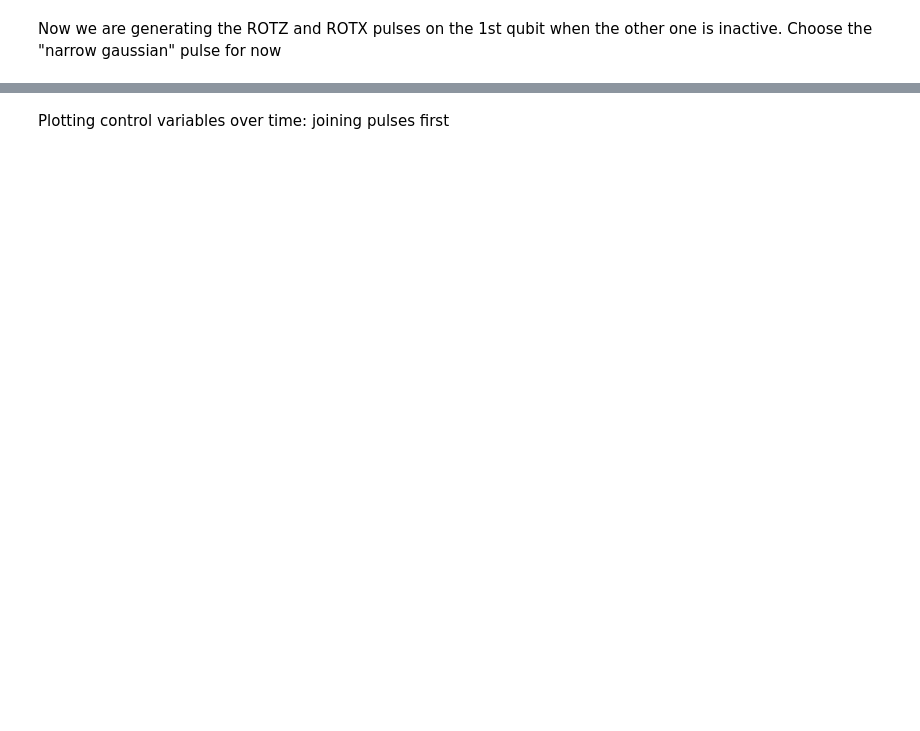
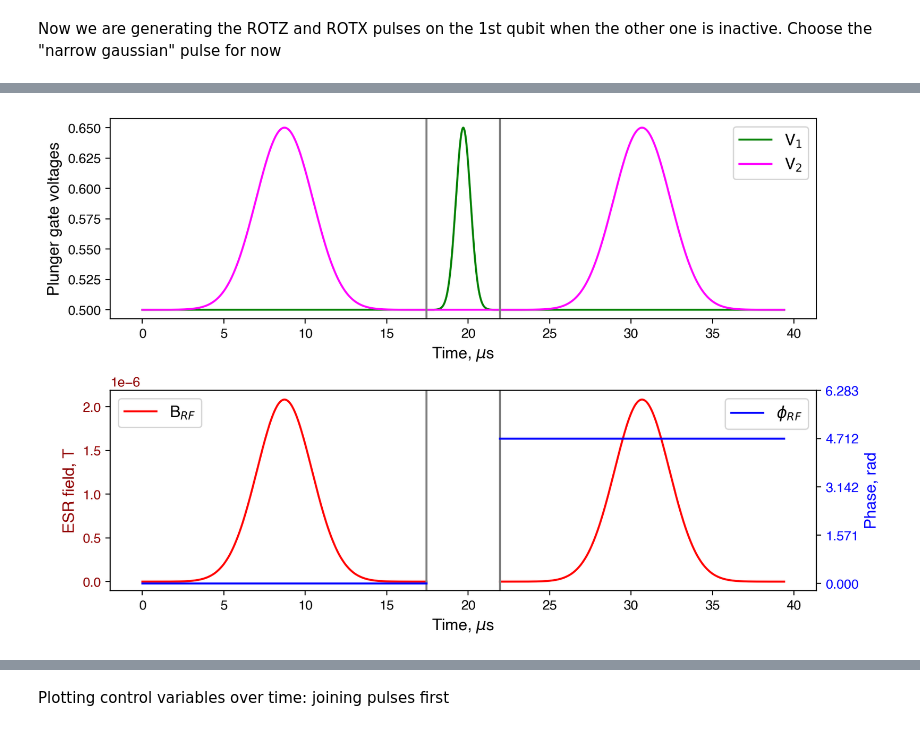
Before and after one commit to AaronL-in/qubit-dots, a Jupyter notebook: tutorials/test_single_qubit_gates.ipynb, the cells around one changed output, grey strips where cells are left out. Saved outputs shown, nothing was run; the diff lists cells and outputs as text; code cells hidden in the pictures; blank space fills up the shorter version.

Commit message:
streamlined tutorial, added in new functionalities 'create_ctlp_file' and 'create_quantum_circuit'

```diff
--- a/tutorials/test_single_qubit_gates.ipynb
+++ b/tutorials/test_single_qubit_gates.ipynb
@@ -106,9 +128,8 @@ Constructing a z-slice for the data
 # %%
 
 #specifying control values and names
-pot_dir = output_preprocessed + '_for_slice_{:.3e}'.format(z) + '\\'
-
+pot_dir = output_preprocessed + '_for_slice_{:.3e}'.format(z) + '/'
 ctrl_names = ['VP']
 
-ctrl_vals = pot.process_nextnano.retrieve_ctrl_vals(potential)
+ctrl_vals = np.sort(pot.process_nextnano.retrieve_ctrl_vals(potential)) # Must make sure that ctrl_vals are sorted
 ctrl_vals
@@ -159,7 +205,7 @@ def true_g_data(grapams, pot_data, e_field_data):
         dg = stark_shift.delta_g(dummy_e_int, [param], ctrl_names,
                                              wavefuncs=[wf])['delta_g_1'][0]
         delta_g_vals.append(dg)
-    return interp1d(np.array(ctrl_vals[0]), delta_g_vals)
+    return interp1d(np.array(ctrl_vals[0]), np.sort(delta_g_vals))
 
 
 delta_g_true = true_g_data(gparams, loaded_data_pot, loaded_data_field)
@@ -220,0 +333,91 @@ Choose the "narrow gaussian" pulse for now
+# %%
+# Retrieving all of the ControlPulse objects that are stored in the Quantum Circuit,
+# put these pulses into a list
+ctrlp_list = list(circ1.gates.values())
+keys_list = list(circ1.gates.keys())
+
+
+
+## ** STEP 1 **
+
+# Step through each pulse and record the time, adding onto the time by
+# the previous length as we go.
+# Use Pandas module to put each pulse in a data frame,
+# step through all of the pulses and put these data frames in a list,
+# then concatenate this list
+
+val = 0
+times_list = []
+pulses_list = []
+for pulse in ctrlp_list:
+    # join pulses in a list
+    pulses_list = pulses_list + [pd.DataFrame(pulse.ctrl_pulses)]
+
+    #join times in a list, shifting over each pulse by the previous pulses' length
+    if times_list == []:
+        times_list = times_list + [np.linspace(0, pulse.length, length)]
+        val = val + pulse.length
+    else:
+        times_list = times_list + [val + np.linspace(0, pulse.length, length)]
+        val = val + pulse.length
+
+joined_pulses = pd.concat(pulses_list)
+joined_time = np.concatenate(times_list)
+
+
+
+## ** STEP 2 **
+# plotting
+
+fig, ax = plt.subplots(2, 1,figsize=(9,5.7), dpi=200)
+
+
+mus_time = joined_time * 1e6        #in microseconds
+
+
+###### Voltage pulses #######
+ax[0].plot(mus_time, joined_pulses['V_1'] , color='green', label='V$_{1}$')
+ax[0].plot(mus_time, joined_pulses['V_2'] , color='magenta', label='V$_{2}$')
+
+ax[0].legend( fontsize='large')
+ax[0].set_xlabel("Time, $\mu$s")
+ax[0].set_ylabel("Plunger gate voltages")
+
+###### ESR field pulses  #######
+
+ax[1].plot(mus_time, joined_pulses['B_rf'],
+                color='red', label='B$_{RF}$')
+
+ax[1].legend(loc='upper left', fontsize='large')
+ax[1].set_xlabel("Time, $\mu$s")
+ax[1].set_ylabel("ESR field, T", color='darkred')
+
+ax[1].tick_params(axis='y', labelcolor='darkred')
+
+####### Plotting phase on the same plot
+
+ax_phase = ax[1].twinx()
+ax_phase.plot(mus_time, joined_pulses['phi'] * np.pi / 180,
+                color='blue', label='$\phi_{RF}$' )
+
+ax_phase.legend(loc='upper right',fontsize='large')
+ax_phase.set_ylabel("Phase, rad", color='blue')
+
+
+ax_phase.tick_params(axis='y', labelcolor='blue')
+ax_phase.set_yticks([0, np.pi/2, np.pi, 3 * np.pi /2, 2* np.pi],)
+
+#vertical lines showing borders between pulses
+
+for axis in ax:
+    val = 0
+    for pulse in ctrlp_list:
+        pulse_len = pulse.length*1e6
+        axis.axvline(val + pulse_len, c='gray')
+        val = pulse_len
+
+
+
+fig.tight_layout()
+# %% [output]
+[figure, added]
```
Also changed, not shown: parts of 24 cells of this notebook.
